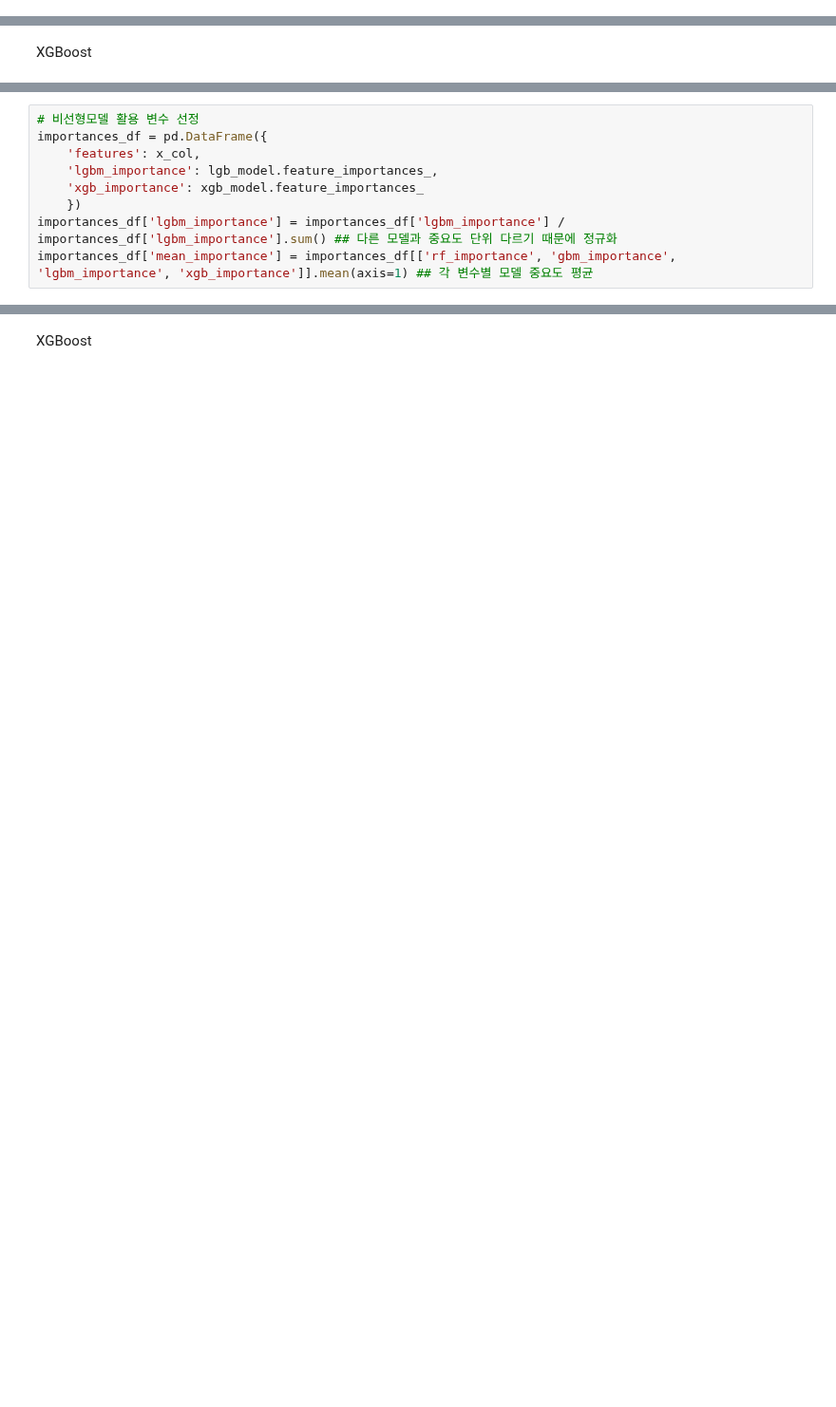
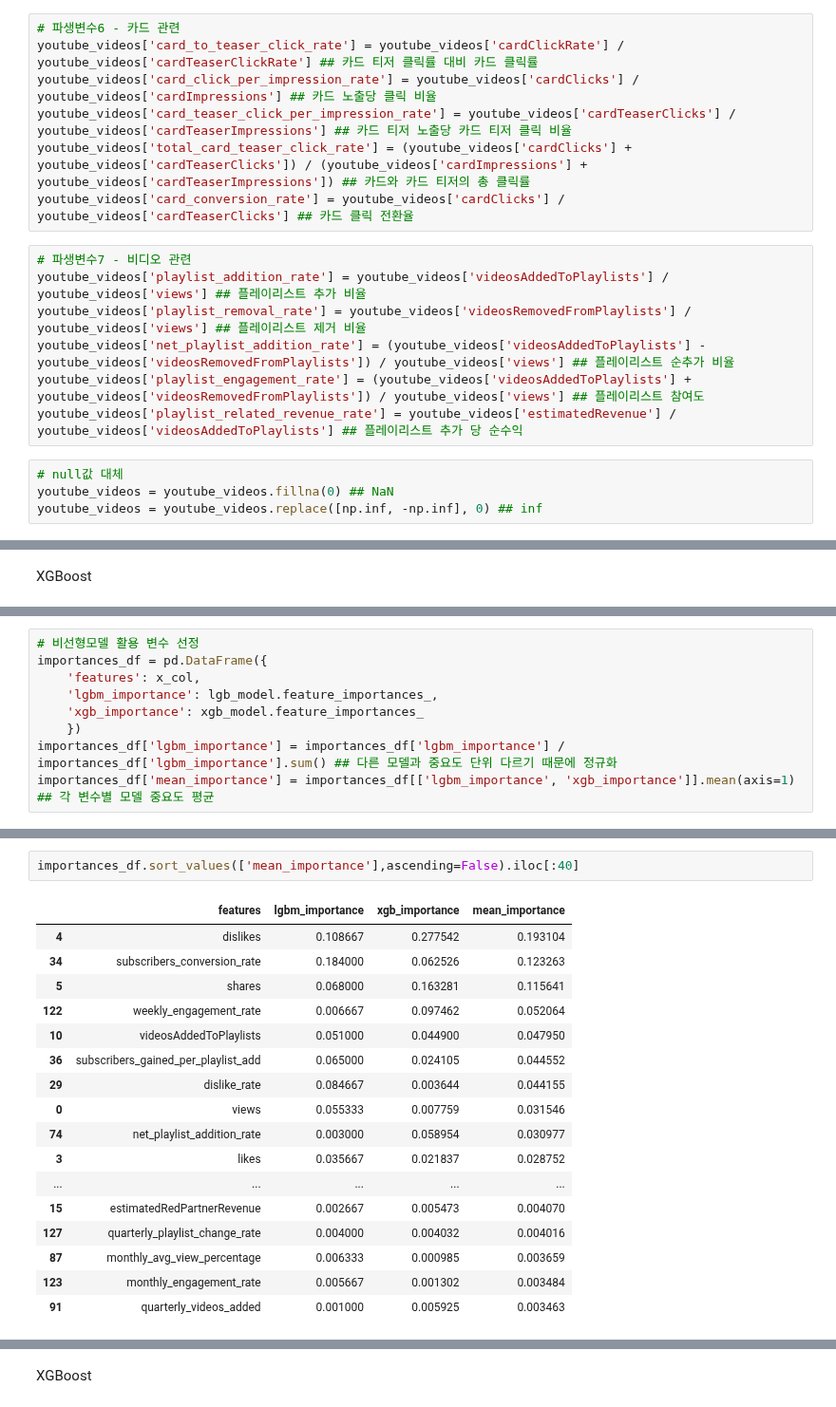
Before and after one commit to kkwann/awake, a Jupyter notebook: 6.Final_Report.ipynb, the cells around one changed output, grey strips where cells are left out. Shown at 95% size. Drawn from its saved outputs; the diff is of its cells as text; blank space fills up the shorter version.

```diff
--- a/6.Final_Report.ipynb
+++ b/6.Final_Report.ipynb
@@ -1525,3 +1580,21 @@ youtube_videos = youtube_videos.drop('y_label',axis=1)
+# %%
+# 파생변수6 - 카드 관련
+youtube_videos['card_to_teaser_click_rate'] = youtube_videos['cardClickRate'] / youtube_videos['cardTeaserClickRate'] ## 카드 티저 클릭률 대비 카드 클릭률
+youtube_videos['card_click_per_impression_rate'] = youtube_videos['cardClicks'] / youtube_videos['cardImpressions'] ## 카드 노출당 클릭 비율
+youtube_videos['card_teaser_click_per_impression_rate'] = youtube_videos['cardTeaserClicks'] / youtube_videos['cardTeaserImpressions'] ## 카드 티저 노출당 카드 티저 클릭 비율
+youtube_videos['total_card_teaser_click_rate'] = (youtube_videos['cardClicks'] + youtube_videos['cardTeaserClicks']) / (youtube_videos['cardImpressions'] + youtube_videos['cardTeaserImpressions']) ## 카드와 카드 티저의 총 클릭률
+youtube_videos['card_conversion_rate'] = youtube_videos['cardClicks'] / youtube_videos['cardTeaserClicks'] ## 카드 클릭 전환율
+# %%
+# 파생변수7 - 비디오 관련
+youtube_videos['playlist_addition_rate'] = youtube_videos['videosAddedToPlaylists'] / youtube_videos['views'] ## 플레이리스트 추가 비율
+youtube_videos['playlist_removal_rate'] = youtube_videos['videosRemovedFromPlaylists'] / youtube_videos['views'] ## 플레이리스트 제거 비율
+youtube_videos['net_playlist_addition_rate'] = (youtube_videos['videosAddedToPlaylists'] - youtube_videos['videosRemovedFromPlaylists']) / youtube_videos['views'] ## 플레이리스트 순추가 비율
+youtube_videos['playlist_engagement_rate'] = (youtube_videos['videosAddedToPlaylists'] + youtube_videos['videosRemovedFromPlaylists']) / youtube_videos['views'] ## 플레이리스트 참여도
+youtube_videos['playlist_related_revenue_rate'] = youtube_videos['estimatedRevenue'] / youtube_videos['videosAddedToPlaylists'] ## 플레이리스트 추가 당 순수익
+# %%
+# null값 대체
+youtube_videos = youtube_videos.fillna(0) ## NaN
+youtube_videos = youtube_videos.replace([np.inf, -np.inf], 0) ## inf
 # %% [markdown]
 #### 기간별 피처 생성
 # %%
@@ -1701,4 +1783,4 @@ importances_df = pd.DataFrame({
     'xgb_importance': xgb_model.feature_importances_
     })
 importances_df['lgbm_importance'] = importances_df['lgbm_importance'] / importances_df['lgbm_importance'].sum() ## 다른 모델과 중요도 단위 다르기 때문에 정규화
-importances_df['mean_importance'] = importances_df[['rf_importance', 'gbm_importance', 'lgbm_importance', 'xgb_importance']].mean(axis=1) ## 각 변수별 모델 중요도 평균
+importances_df['mean_importance'] = importances_df[['lgbm_importance', 'xgb_importance']].mean(axis=1) ## 각 변수별 모델 중요도 평균
@@ -1730,2 +1787,22 @@ final_selected_features = ['quarterly_avg_view_percentage',
+# %%
+importances_df.sort_values(['mean_importance'],ascending=False).iloc[:40]
+# %% [output]
+|  | features | lgbm_importance | xgb_importance | mean_importance |
+| 4 | dislikes | 0.108667 | 0.277542 | 0.193104 |
+| 34 | subscribers_conversion_rate | 0.184000 | 0.062526 | 0.123263 |
+| 5 | shares | 0.068000 | 0.163281 | 0.115641 |
+| 122 | weekly_engagement_rate | 0.006667 | 0.097462 | 0.052064 |
+| 10 | videosAddedToPlaylists | 0.051000 | 0.044900 | 0.047950 |
+| 36 | subscribers_gained_per_playlist_add | 0.065000 | 0.024105 | 0.044552 |
+| 29 | dislike_rate | 0.084667 | 0.003644 | 0.044155 |
+| 0 | views | 0.055333 | 0.007759 | 0.031546 |
+| 74 | net_playlist_addition_rate | 0.003000 | 0.058954 | 0.030977 |
+| 3 | likes | 0.035667 | 0.021837 | 0.028752 |
+| ... | ... | ... | ... | ... |
+| 15 | estimatedRedPartnerRevenue | 0.002667 | 0.005473 | 0.004070 |
+| 127 | quarterly_playlist_change_rate | 0.004000 | 0.004032 | 0.004016 |
+| 87 | monthly_avg_view_percentage | 0.006333 | 0.000985 | 0.003659 |
+| 123 | monthly_engagement_rate | 0.005667 | 0.001302 | 0.003484 |
+| 91 | quarterly_videos_added | 0.001000 | 0.005925 | 0.003463 |
 # %%
 # 최종 변수 선택
```
Also changed, not shown: parts of 88 cells of this notebook.
